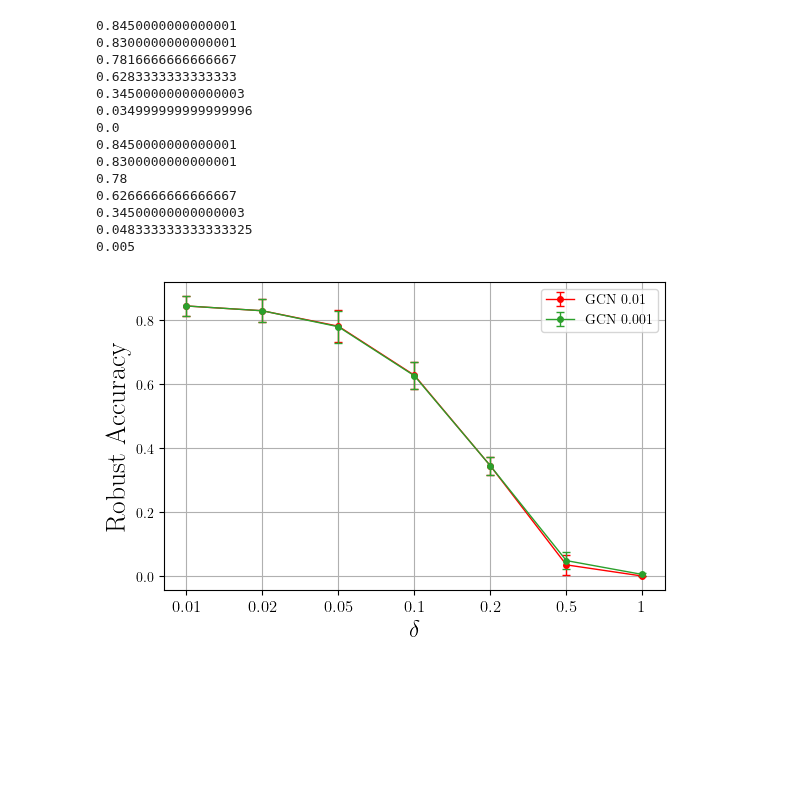
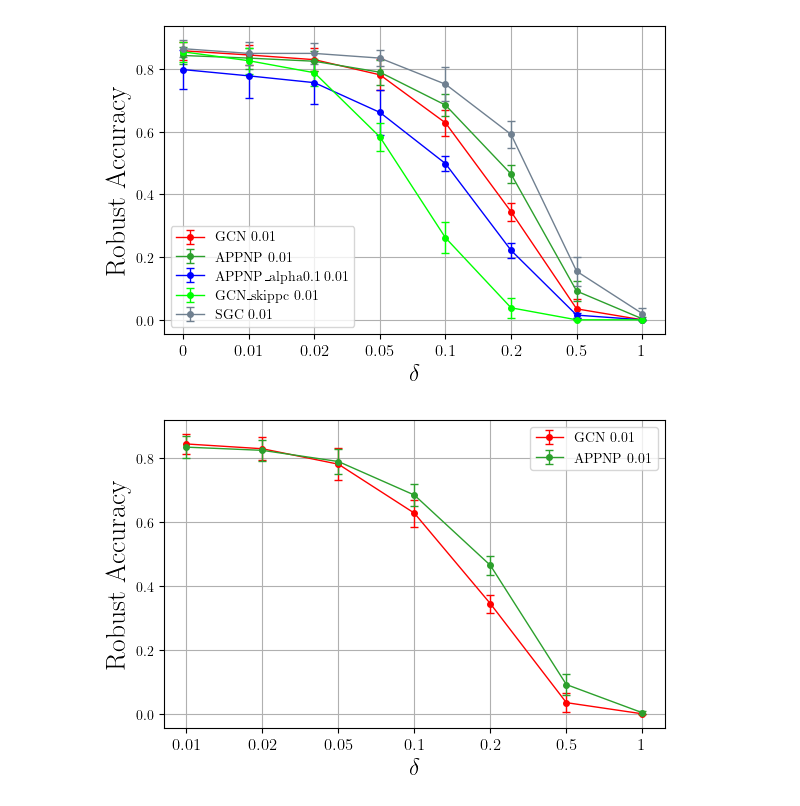
Before and after one commit to saper0/qpcert, a Jupyter notebook: notebooks/certification/cert_gcn.ipynb, the cells around one changed output. Cells and saved outputs as stored; diff of their text form; code cells hidden in the pictures; blank space fills up the shorter version.

Commit message:
added few plots.

```diff
--- a/notebooks/certification/cert_gcn.ipynb
+++ b/notebooks/certification/cert_gcn.ipynb
@@ -21,12 +21,33 @@ appnp_exp = dict(
     end_id = 490,
     n_seeds = 5,
 )
+appnp_alpha01_exp = dict(
+    label = "APPNP_alpha0.1",
+    collection = "l_sbm_cert_appnp",
+    start_id = 491,
+    end_id = 735,
+    n_seeds = 5,
+)
+sgc_exp = dict(
+    label = "SGC",
+    collection = "m_sbm_cert_sgc",
+    start_id = 1,
+    end_id = 490,
+    n_seeds = 5,
+)
+gcn_skip_exp = dict(
+    label = "GCN_skippc",
+    collection = "m_sbm_cert_gcn_skippc",
+    start_id = 1,
+    end_id = 490,
+    n_seeds = 5,
+)
 K = 1.5
 attack_nodes = "test"
-delta_l = [0.01, 0.02, 0.05, 0.1, 0.2, 0.5, 1]
+delta_l = [0, 0.01, 0.02, 0.05, 0.1, 0.2, 0.5, 1]
 n_adv_l = [1, 2, 6, 12, 24, 60, 120]
 
-experiments = [gcn_exp, appnp_exp]
+experiments = [gcn_exp, appnp_exp, appnp_alpha01_exp, sgc_exp, gcn_skip_exp]
 experiment_manager = ExperimentManager(experiments)
 # %%
 plt.rcParams.update({
@@ -36,23 +70,16 @@ plt.rcParams.update({
+# %%
+C_l = [0.01]
+models = ["GCN", "APPNP", "APPNP_alpha0.1", "GCN_skippc", "SGC"]
+experiment_manager.plot_robust_acc_delta(K, models, C_l, attack_nodes,
+                                         n_adv=24, delta_l=delta_l)
+# %% [output]
+[figure, added]
 # %%
-C_l = [0.01, 0.001]
-experiment_manager.plot_robust_acc_delta(K, ["GCN"], C_l, attack_nodes,
+C_l = [0.01]
+experiment_manager.plot_robust_acc_delta(K, ["GCN", "APPNP"], C_l, attack_nodes,
                                          n_adv=24, delta_l=delta_l)
 # %% [output]
-0.8450000000000001
-0.8300000000000001
-0.7816666666666667
-0.6283333333333333
-0.34500000000000003
-0.034999999999999996
-0.0
-0.8450000000000001
-0.8300000000000001
-0.78
-0.6266666666666667
-0.34500000000000003
-0.048333333333333325
-0.005
-[figure, old version]
+[figure, new version]
 # %%
 C_l = [0.01, 0.001]
 experiment_manager.plot_robust_acc_delta(K, ["APPNP"], C_l, attack_nodes,
```
Also changed, not shown: parts of 3 cells of this notebook, 4 other files.
